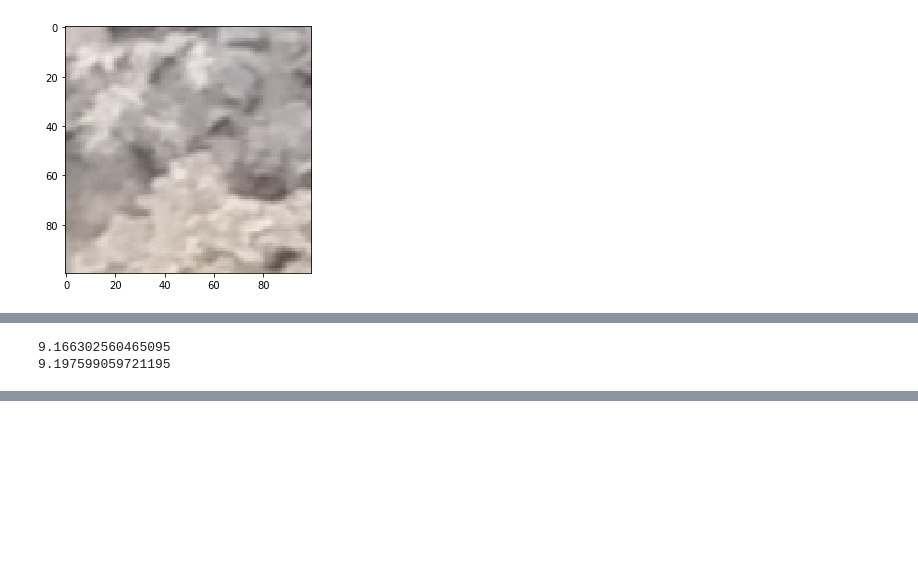
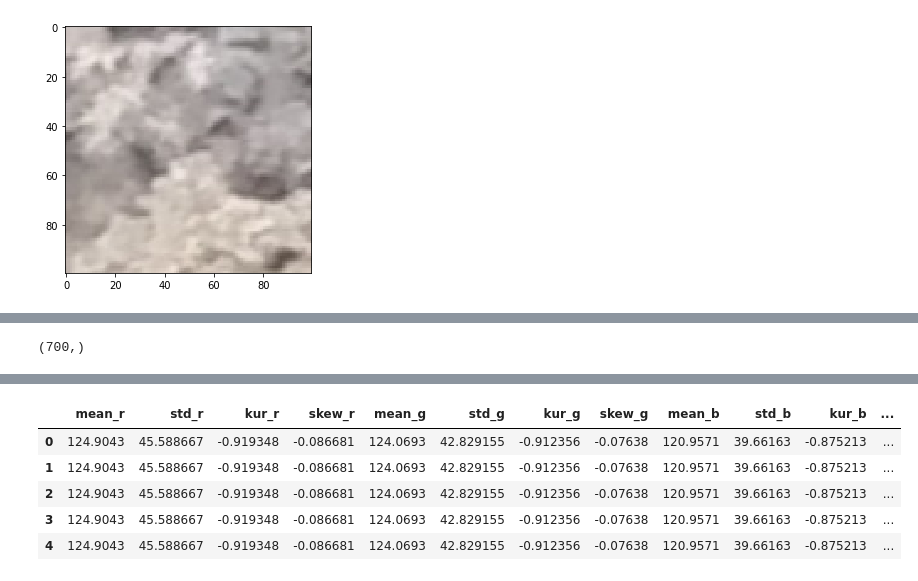
Before and after one commit to Vineet2107/Deep-Neural-Networks-with-PyTorch, a Jupyter notebook: Assignment1_CE784.ipynb, the cells around one changed output, grey strips where cells are left out. Drawn from its saved outputs; the diff is of its cells as text; code cells hidden in the pictures; blank space fills up the shorter version.

```diff
--- a/Assignment1_CE784.ipynb
+++ b/Assignment1_CE784.ipynb
@@ -101,0 +106,32 @@ print(imgprop_r)
+# %%
+imgprop = []
+
+imgprop_test = []
+# %%
+for i in range(len(img_nr)):
+
+  imgprop.append(
+      [np.mean(img_nr[i][:,:,0]), np.std(img_nr[i][:,:,0]), kurtosis((img_nr[i][:,:,0]).flatten()), skew((img_nr[i][:,:,0]).flatten()),
+       np.mean(img_nr[i][:,:,1]), np.std(img_nr[i][:,:,1]), kurtosis((img_nr[i][:,:,1]).flatten()), skew((img_nr[i][:,:,1]).flatten()),
+       np.mean(img_nr[i][:,:,2]), np.std(img_nr[i][:,:,2]), kurtosis((img_nr[i][:,:,2]).flatten()), skew((img_nr[i][:,:,2]).flatten()),
+       entropy((img_nr[i][:,:,0]).flatten()), entropy((img_nr[i][:,:,1]).flatten()), entropy((img_nr[i][:,:,2]).flatten())]
+  )
+
+
+for i in range(len(img_r)):
+
+  imgprop.append(
+      [np.mean(img_r[i][:,:,0]), np.std(img_r[i][:,:,0]), kurtosis((img_r[i][:,:,0]).flatten()), skew((img_r[i][:,:,0]).flatten()),
+       np.mean(img_r[i][:,:,1]), np.std(img_r[i][:,:,1]), kurtosis((img_r[i][:,:,1]).flatten()), skew((img_r[i][:,:,1]).flatten()),
+       np.mean(img_r[i][:,:,2]), np.std(img_r[i][:,:,2]), kurtosis((img_r[i][:,:,2]).flatten()), skew((img_r[i][:,:,2]).flatten()),
+       entropy((img_r[i][:,:,0]).flatten()), entropy((img_r[i][:,:,1]).flatten()), entropy((img_r[i][:,:,2]).flatten())]
+  )
+# %%
+for i in range(len(img_test)):
+
+  imgprop_test.append(
+      [np.mean(img_test[i][:,:,0]), np.std(img_test[i][:,:,0]), kurtosis((img_test[i][:,:,0]).flatten()), skew((img_test[i][:,:,0]).flatten()),
+       np.mean(img_test[i][:,:,1]), np.std(img_test[i][:,:,1]), kurtosis((img_test[i][:,:,1]).flatten()), skew((img_test[i][:,:,1]).flatten()),
+       np.mean(img_test[i][:,:,2]), np.std(img_test[i][:,:,2]), kurtosis((img_test[i][:,:,2]).flatten()), skew((img_test[i][:,:,2]).flatten()),
+       entropy((img_test[i][:,:,0]).flatten()), entropy((img_test[i][:,:,1]).flatten()), entropy((img_test[i][:,:,2]).flatten())]
+  )
@@ -166,9 +185,11 @@ len(imgprop)
-# %%
-print(imgprop[350][12])
-print(imgprop[351][12])
-# %% [output]
-9.166302560465095
-9.197599059721195
+# %%
+y_nr = np.zeros(351)
+y_r = np.ones(349)
+
+y = np.concatenate((y_nr, y_r), axis = 0)
+print(y.shape)
+# %% [output]
+(700,)
 # %%
 df = pd.DataFrame(imgprop, columns = ['mean_r','std_r','kur_r', 'skew_r','mean_g','std_g','kur_g', 'skew_g','mean_b','std_b','kur_b', 'skew_b','entropy_r', 'entropy_g', 'entropy_b','range_r', 'range_g', 'range_b', 'output'])
 # %%
@@ -180,3 +201,14 @@ df.head()
 | 2 | 142.5871 | 40.165871 | -0.784133 | -0.695581 | 141.5965 | 39.808149 | -0.788184 | -0.692292 | 140.069 | 38.79233 | -0.762611 | ... |
 | 3 | 142.5871 | 40.165871 | -0.784133 | -0.695581 | 141.5965 | 39.808149 | -0.788184 | -0.692292 | 140.069 | 38.79233 | -0.762611 | ... |
 | 4 | 142.5871 | 40.165871 | -0.784133 | -0.695581 | 141.5965 | 39.808149 | -0.788184 | -0.692292 | 140.069 | 38.79233 | -0.762611 | ... |
+# %%
+df_test = pd.DataFrame(imgprop_test, columns = ['mean_r','std_r','kur_r', 'skew_r','mean_g','std_g','kur_g', 'skew_g','mean_b','std_b','kur_b', 'skew_b','entropy_r', 'entropy_g', 'entropy_b','range_r', 'range_g', 'range_b', 'output'])
+# %%
+df_test.head()
+# %% [output]
+|  | mean_r | std_r | kur_r | skew_r | mean_g | std_g | kur_g | skew_g | mean_b | std_b | kur_b | ... |
+| 0 | 124.9043 | 45.588667 | -0.919348 | -0.086681 | 124.0693 | 42.829155 | -0.912356 | -0.07638 | 120.9571 | 39.66163 | -0.875213 | ... |
+| 1 | 124.9043 | 45.588667 | -0.919348 | -0.086681 | 124.0693 | 42.829155 | -0.912356 | -0.07638 | 120.9571 | 39.66163 | -0.875213 | ... |
+| 2 | 124.9043 | 45.588667 | -0.919348 | -0.086681 | 124.0693 | 42.829155 | -0.912356 | -0.07638 | 120.9571 | 39.66163 | -0.875213 | ... |
+| 3 | 124.9043 | 45.588667 | -0.919348 | -0.086681 | 124.0693 | 42.829155 | -0.912356 | -0.07638 | 120.9571 | 39.66163 | -0.875213 | ... |
+| 4 | 124.9043 | 45.588667 | -0.919348 | -0.086681 | 124.0693 | 42.829155 | -0.912356 | -0.07638 | 120.9571 | 39.66163 | -0.875213 | ... |
```
Also changed, not shown: parts of 61 cells of this notebook.
